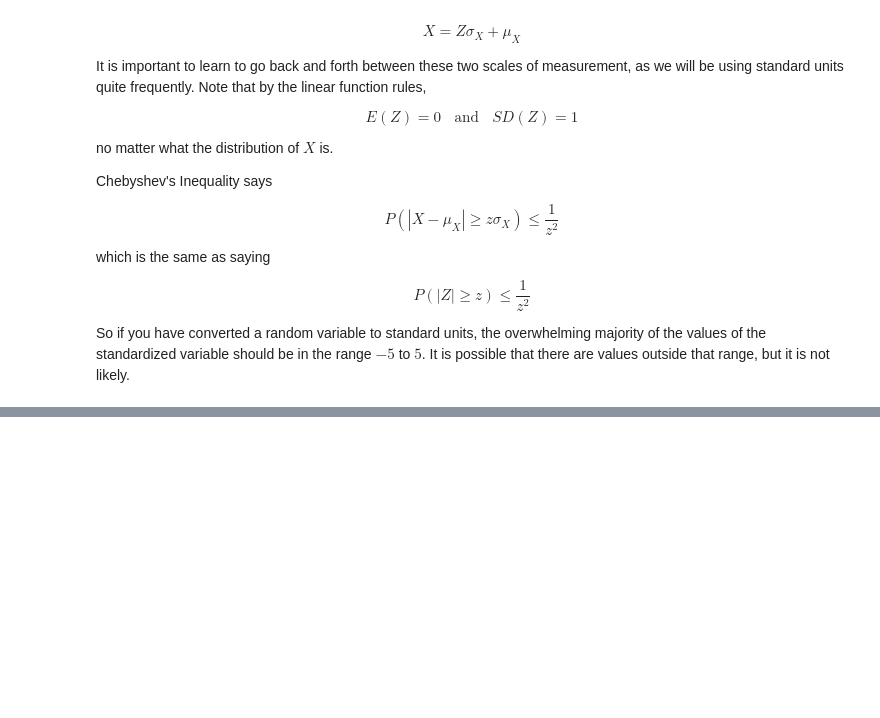
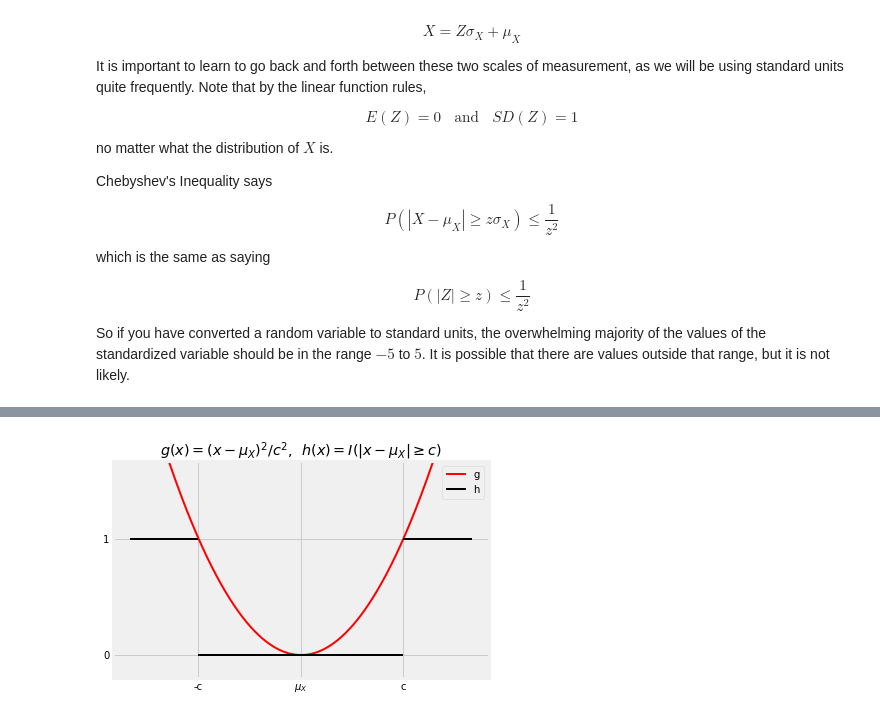
Before and after one commit to prob140/textbook, a Jupyter notebook: notebooks/Chapter_12/03_Bounds.ipynb, the cells around one changed output, grey strips where cells are left out. Drawn from its saved outputs; the diff is of its cells as text; code cells hidden in the pictures; blank space fills up the shorter version.

```diff
--- a/notebooks/Chapter_12/03_Bounds.ipynb
+++ b/notebooks/Chapter_12/03_Bounds.ipynb
@@ -188,0 +196,15 @@ This is the same as our statement but with $c$ replacing $z\sigma_X$. We will us
+# %%
+# NO CODE
+x = np.arange(-5, 5.01, 0.01)
+y = (x**2)/9
+plt.plot(x, y, lw=2, color='r', label='g')
+plt.plot([-3, 3], [0, 0], lw=2, color='k')
+plt.plot([-5, -3], [1, 1], lw=2, color='k')
+plt.plot([3, 5], [1, 1], lw=2, color='k', label='h')
+plt.legend()
+plt.ylim(-0.2, 5/3)
+plt.xticks([-3, 0, 3], ['-c', '$\mu_X$', 'c'])
+plt.yticks([0, 1]);
+plt.title('$g(x) = (x - \mu_X)^2/c^2$,  $h(x) = I(|x - \mu_X| \geq c)$');
+# %% [output]
+[figure, added]
```
Also changed, not shown: parts of 8 cells of this notebook.
